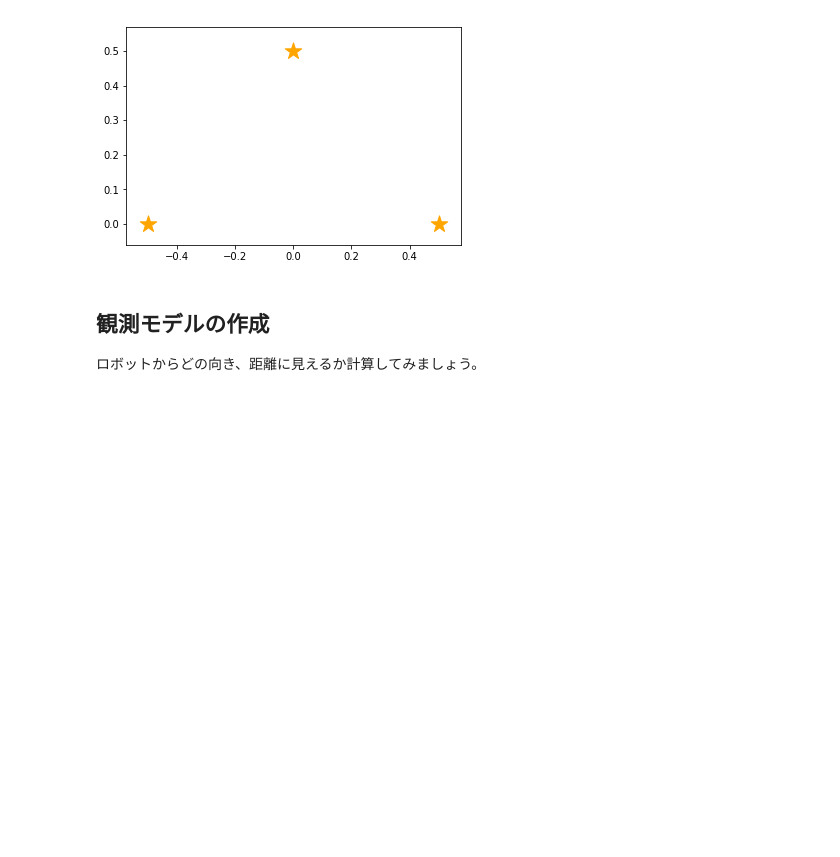
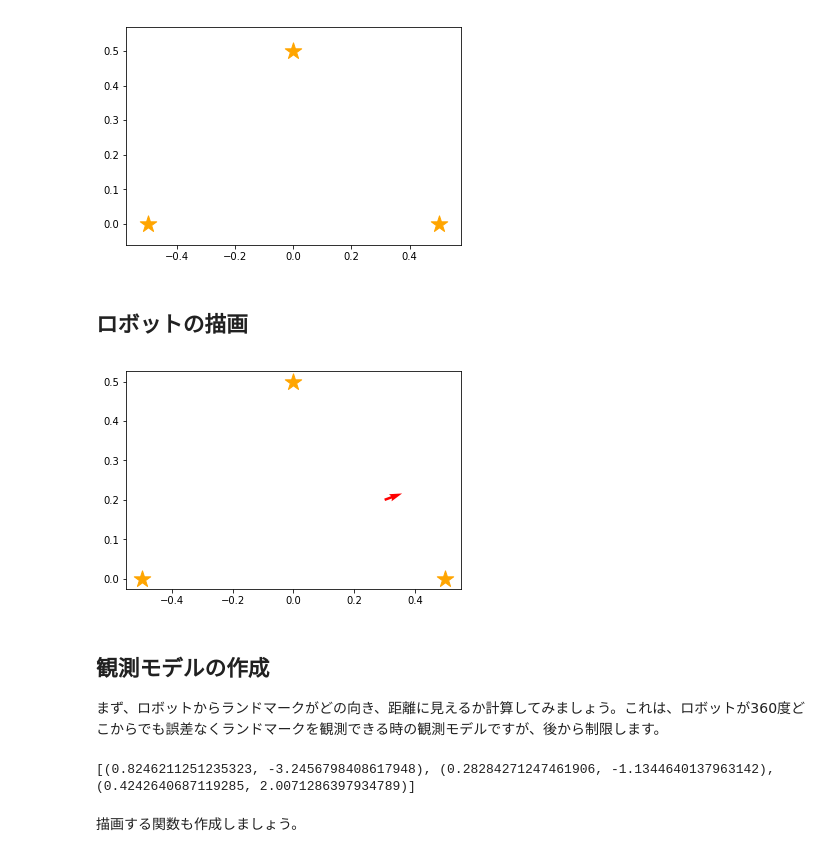
Before and after one commit to ryuichiueda/probrobo2017, a Jupyter notebook: 04.ipynb, the cells around one changed output. Cells and saved outputs as stored; diff of their text form; code cells hidden in the pictures; blank space fills up the shorter version.

```diff
--- a/04.ipynb
+++ b/04.ipynb
@@ -32,20 +32,30 @@ import math, random
 import matplotlib.pyplot as plt                   #   for plotting data
 from matplotlib.patches import Ellipse      #  for drawing
 
-class Landmarks:
-    def __init__(self,array):
-        self.positions = array
 
-    def draw(self):
-        xs = [ e[0] for e in self.positions]
-        ys = [ e[1] for e in self.positions]
-        plt.scatter(xs,ys,s=300,marker="*",label="landmarks",color="orange")
+actual_landmarks = [np.array([-0.5,0.0]),np.array([0.5,0.0]),np.array([0.0,0.5])]
 
-actual_landmarks = Landmarks(np.array([[-0.5,0.0],[0.5,0.0],[0.0,0.5]]))
-actual_landmarks.draw()
+def draw_landmarks(landmarks):
+    xs = [ e[0] for e in landmarks]
+    ys = [ e[1] for e in landmarks]
+    plt.scatter(xs,ys,s=300,marker="*",label="landmarks",color="orange")
+
+draw_landmarks(actual_landmarks)
 # %% [output]
 [figure]
+# %% [markdown]
+## ロボットの描画
+# %%
+actual_x = np.array([0.3,0.2,math.pi*20.0/180])   #ロボットの実際の姿勢
+
+def draw_robot(pose):
+    plt.quiver([pose[0]],[pose[1]],[math.cos(pose[2])],[math.sin(pose[2])],color="red",label="actual robot motion")
+
+draw_robot(actual_x)
+draw_landmarks(actual_landmarks)
+# %% [output]
+[figure, added]
 # %% [markdown]
 ## 観測モデルの作成
 
-ロボットからどの向き、距離に見えるか計算してみましょう。
+まず、ロボットからランドマークがどの向き、距離に見えるか計算してみましょう。これは、ロボットが360度どこからでも誤差なくランドマークを観測できる時の観測モデルですが、後から制限します。
@@ -51,0 +70,7 @@ actual_landmarks.draw()
+# %%
+measurements = [ relative_landmark_pos(actual_x,e) for e in actual_landmarks]
+print(measurements)
+# %% [output]
+[(0.8246211251235323, -3.2456798408617948), (0.28284271247461906, -1.1344640137963142), (0.4242640687119285, 2.0071286397934789)]
+# %% [markdown]
+描画する関数も作成しましょう。
```
Also changed, not shown: parts of 11 cells of this notebook.
